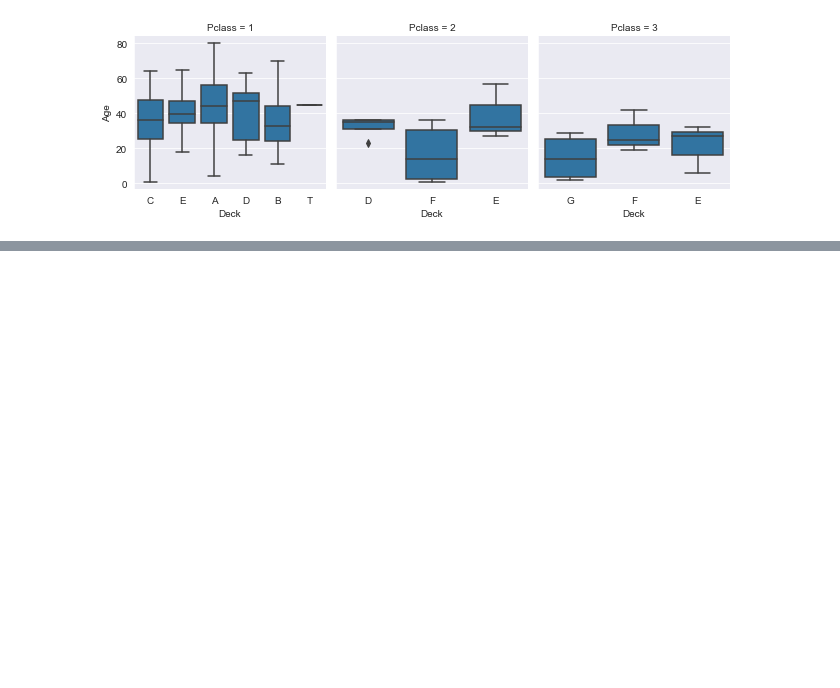
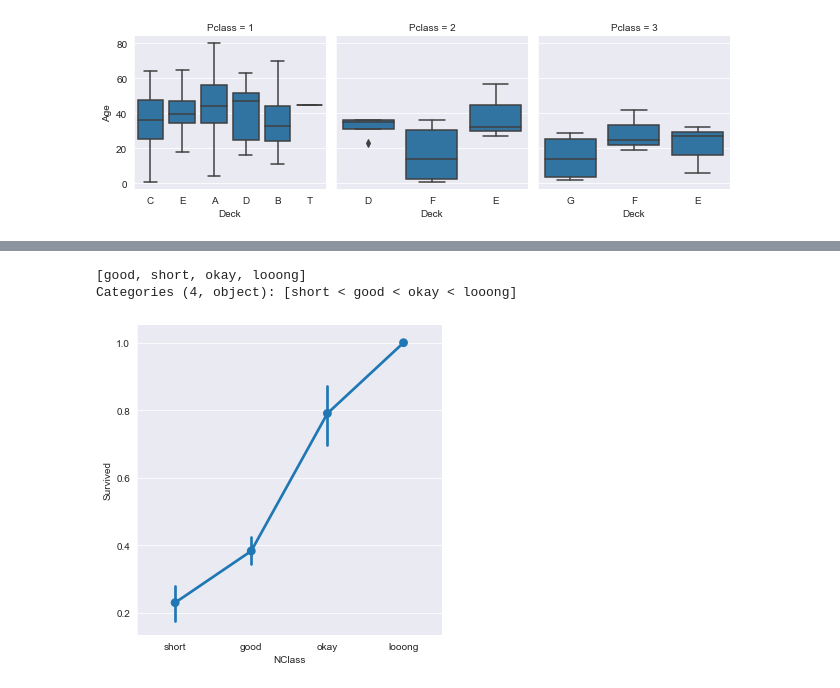
Before and after one commit to adamiqshan/end_to_end_ml, a Jupyter notebook: Titanic_end2end.ipynb, the cells around one changed output, grey strips where cells are left out. Saved outputs shown, nothing was run; the diff lists cells and outputs as text; code cells hidden in the pictures; blank space fills up the shorter version.

```diff
--- a/Titanic_end2end.ipynb
+++ b/Titanic_end2end.ipynb
@@ -283,0 +325,14 @@ array(['Z', 'C', 'E', 'G', 'D', 'A', 'B', 'F', 'T'], dtype=object)
+# %%
+def NameLen(df, bins=[0,20,40,57,85], group_name=['short', 'good', 'okay', 'looong']):
+    df['NLength'] = df['Name'].apply(lambda x: len(x))
+    df['NClass'] = pd.cut(df.NLength, bins, labels=group_name)
+
+NameLen(train)
+NameLen(test)
+
+sns.factorplot(x='NClass', y='Survived', data=train)
+print(train.NClass.unique())
+# %% [output]
+[good, short, okay, looong]
+Categories (4, object): [short < good < okay < looong]
+[figure, added]
```
Also changed, not shown: parts of 10 cells of this notebook.
